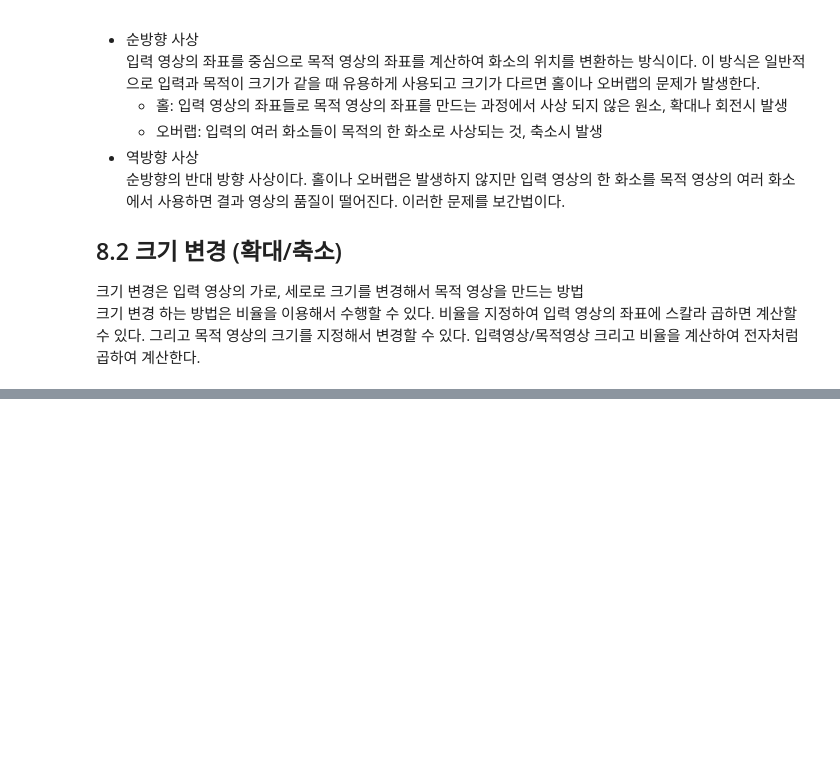
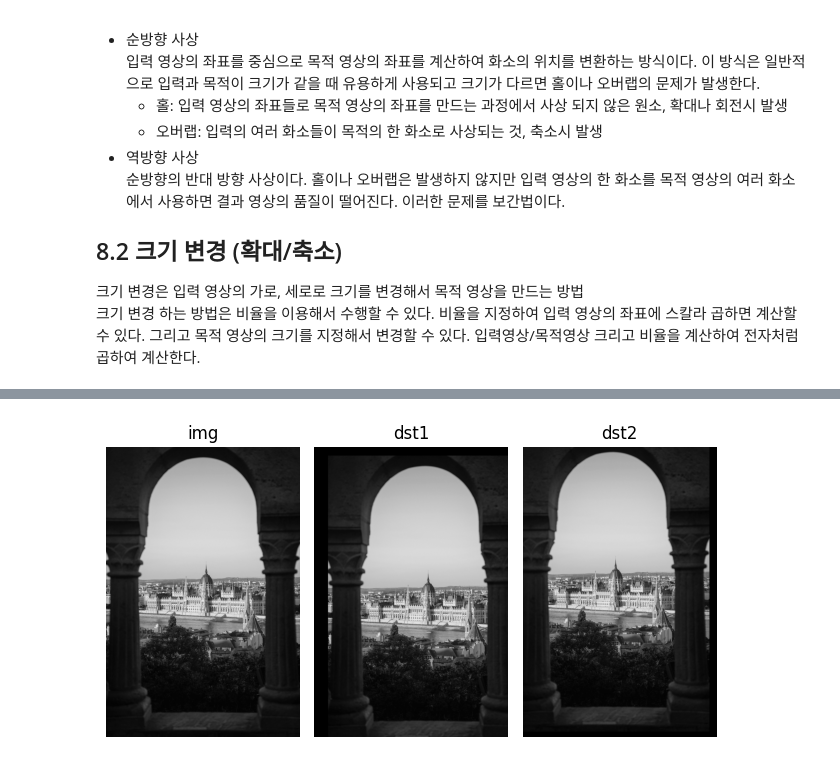
Before and after one commit to toywoo/opencv_tutorial, a Jupyter notebook: source/8_tran_geo.ipynb, the cells around one changed output, grey strips where cells are left out. Cells and saved outputs as stored; diff of their text form; code cells hidden in the pictures; blank space fills up the shorter version.

```diff
--- a/source/8_tran_geo.ipynb
+++ b/source/8_tran_geo.ipynb
@@ -74,0 +164,31 @@ loop elapsed time: 3128.78 ms
+# %%
+def contain(p, shape):
+    return 0 <= p[0] < shape[0] and 0 <= p[1] < shape[1]
+
+def translate(img, pt):
+    dst = np.zeros(img.shape, img.dtype)
+    for i in range(img.shape[0]):
+        for j in range(img.shape[1]):
+            x, y = np.subtract((j, i), pt)
+            if contain((y, x), img.shape):
+                dst[i, j] = img[y, x]
+
+    return dst
+# %%
+img = cv2.imread("../images/castle.jpg", cv2.IMREAD_GRAYSCALE)
+
+dst1 = translate(img, (130, 80))
+dst2 = translate(img, (-70, -50))
+
+titles = ['img', 'dst1', 'dst2']
+fig, axs = plt.subplots(nrows=1, ncols=3)
+
+for ax, title in zip(axs.flat, titles):
+    ax.imshow(eval(title), cmap='gray')
+    ax.set_title(title)
+    ax.axis('off')
+
+plt.tight_layout()
+plt.show()
+# %% [output]
+[figure, added]
```
Also changed, not shown: parts of 9 cells of this notebook.
